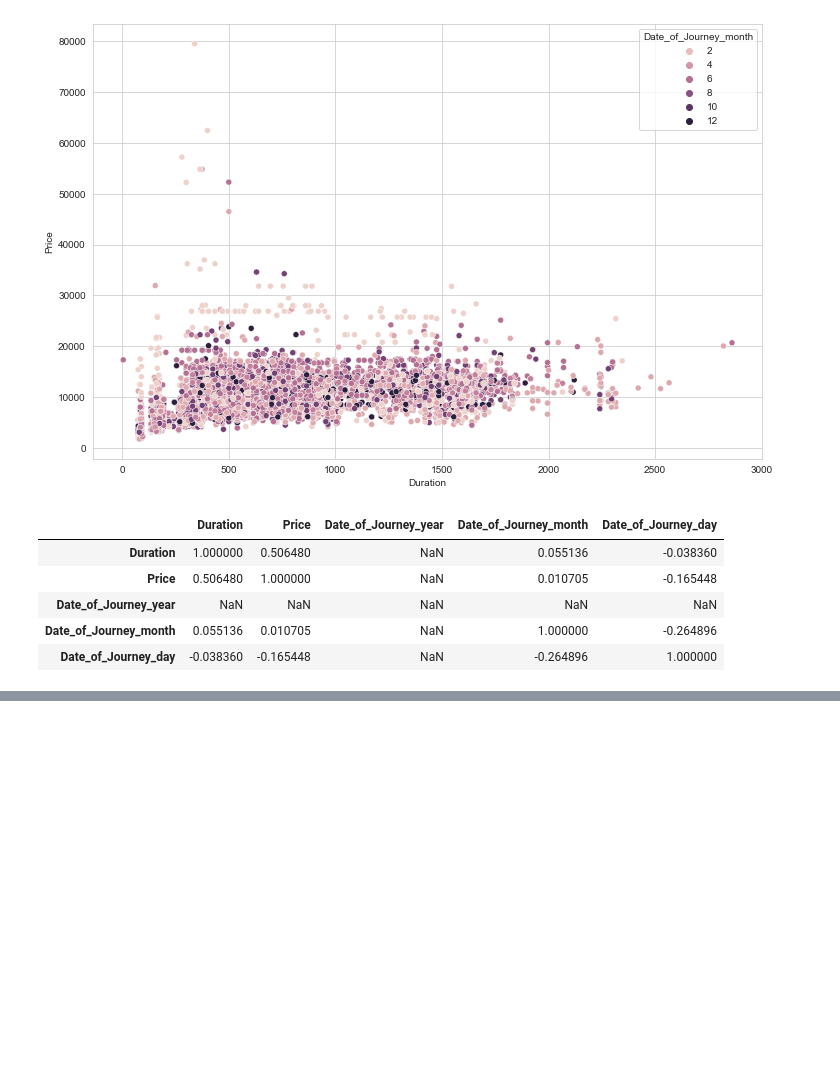
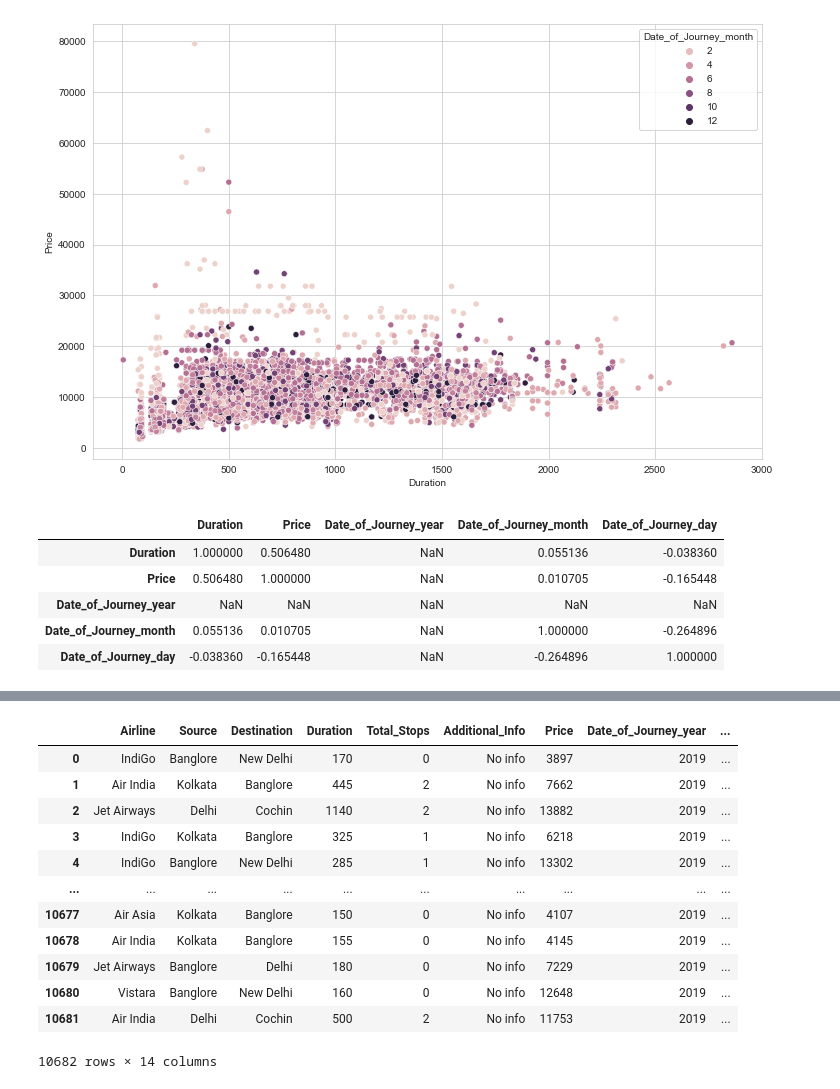
Before and after one commit to saquibmohiuddin/flight-fare-prediction, a Jupyter notebook: flight_fare.ipynb, the cells around one changed output, grey strips where cells are left out. Cells and saved outputs as stored; diff of their text form; code cells hidden in the pictures; blank space fills up the shorter version.

```diff
--- a/flight_fare.ipynb
+++ b/flight_fare.ipynb
@@ -326,0 +401,16 @@ df_train.corr()
+# %%
+df_train
+# %% [output]
+|  | Airline | Source | Destination | Duration | Total_Stops | Additional_Info | Price | Date_of_Journey_year | ... |
+| 0 | IndiGo | Banglore | New Delhi | 170 | 0 | No info | 3897 | 2019 | ... |
+| 1 | Air India | Kolkata | Banglore | 445 | 2 | No info | 7662 | 2019 | ... |
+| 2 | Jet Airways | Delhi | Cochin | 1140 | 2 | No info | 13882 | 2019 | ... |
+| 3 | IndiGo | Kolkata | Banglore | 325 | 1 | No info | 6218 | 2019 | ... |
+| 4 | IndiGo | Banglore | New Delhi | 285 | 1 | No info | 13302 | 2019 | ... |
+| ... | ... | ... | ... | ... | ... | ... | ... | ... | ... |
+| 10677 | Air Asia | Kolkata | Banglore | 150 | 0 | No info | 4107 | 2019 | ... |
+| 10678 | Air India | Kolkata | Banglore | 155 | 0 | No info | 4145 | 2019 | ... |
+| 10679 | Jet Airways | Banglore | Delhi | 180 | 0 | No info | 7229 | 2019 | ... |
+| 10680 | Vistara | Banglore | New Delhi | 160 | 0 | No info | 12648 | 2019 | ... |
+| 10681 | Air India | Delhi | Cochin | 500 | 2 | No info | 11753 | 2019 | ... |
+10682 rows × 14 columns
```
Also changed, not shown: parts of 9 cells of this notebook.
